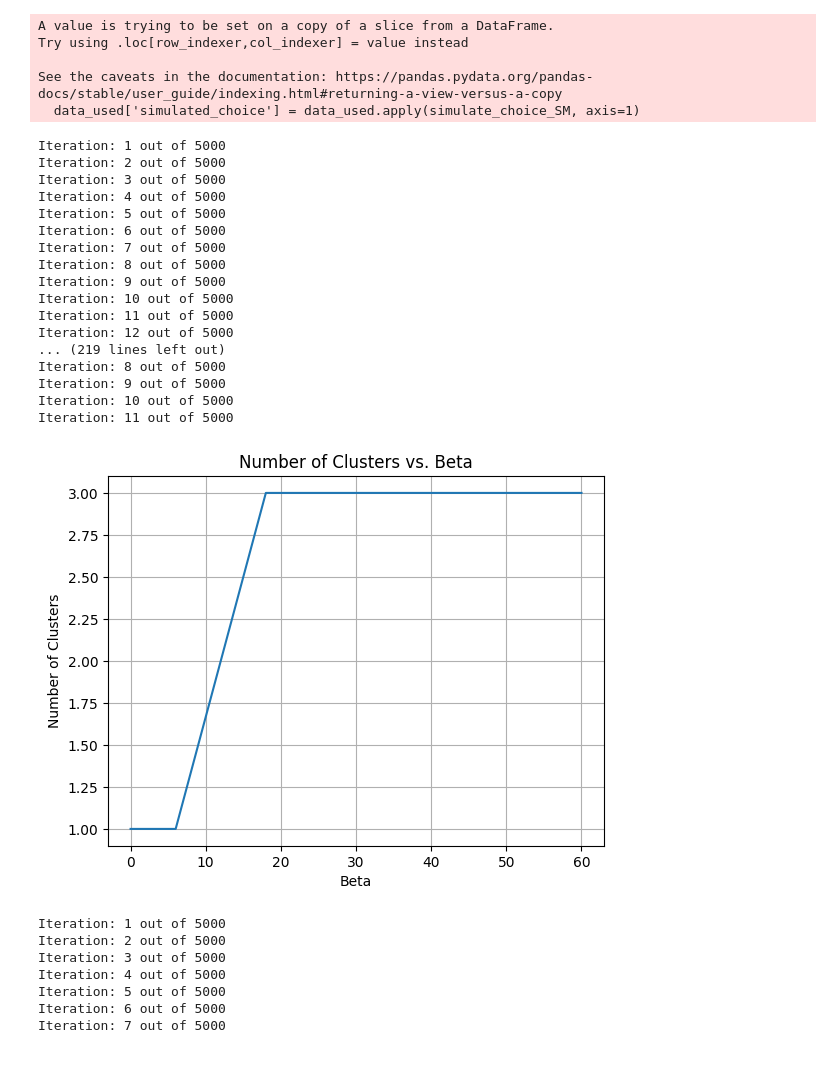
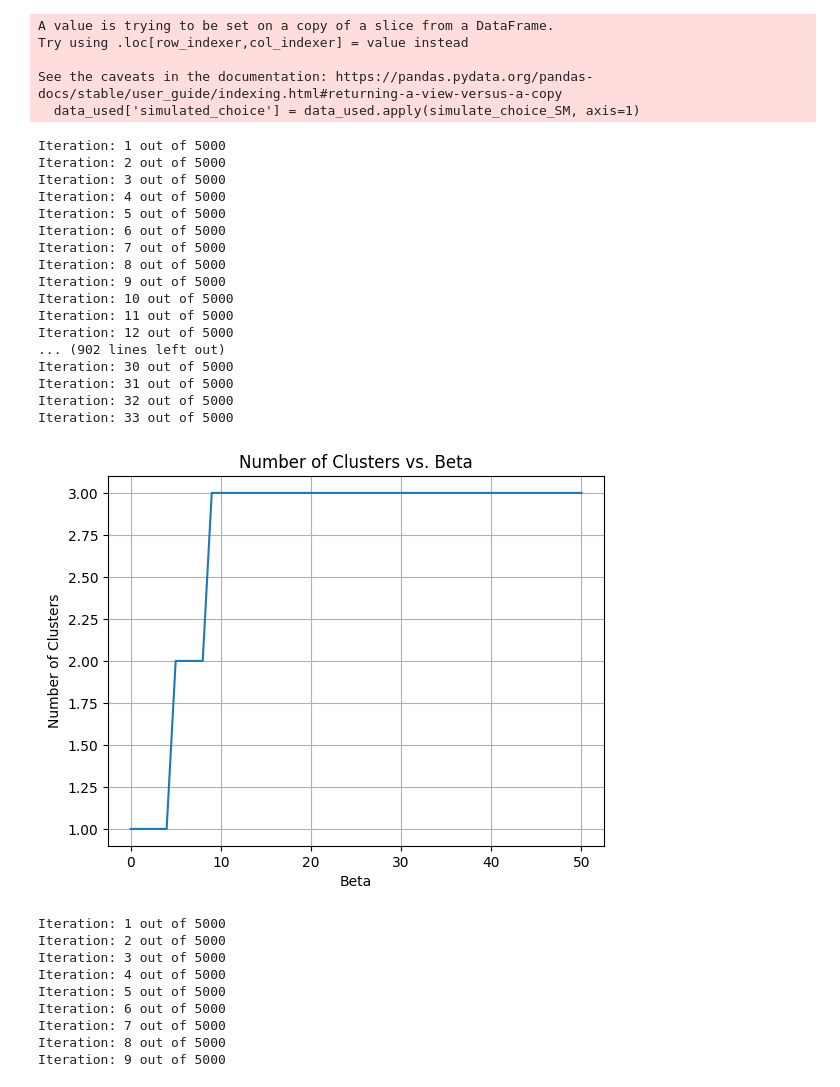
Before and after one commit to alex-monti/Master-Thesis, a Jupyter notebook: notebook-SM/week-9-NLM-SM-car-SM.ipynb, the cells around one changed output. Cells and saved outputs as stored; diff of their text form; code cells hidden in the pictures.

```diff
--- a/notebook-SM/week-9-NLM-SM.ipynb
+++ b/notebook-SM/week-9-NLM-SM-car-SM.ipynb
@@ -167,7 +167,7 @@ Try using .loc[row_indexer,col_indexer] = value instead
 See the caveats in the documentation: https://pandas.pydata.org/pandas-docs/stable/user_guide/indexing.html#returning-a-view-versus-a-copy
   data_used['simulated_choice'] = data_used.apply(simulate_choice_SM, axis=1)
 # %%
-betas = np.linspace(0, 60, 11)
+betas = np.linspace(0, 50, 51)
 # Initialize an empty list to store the number of clusters
 num_clusters_list = []
 
@@ -176,41 +176,41 @@ for beta in betas:
     # Run iterative_algorithm to obtain q_t_given_x
     q_t_given_x, _, _ = geom_DIB_on_alternatives(p_xy, max_iter=5000, beta=beta, threshold=1e-3)
 
     # Calculate the number of clusters
     column_sum = np.sum(q_t_given_x, axis=0)
     num_clusters = np.count_nonzero(column_sum)
 
     # Append the number of clusters to the list
     num_clusters_list.append(num_clusters)
 
 # Plot the number of clusters against beta values
 plt.plot(betas, num_clusters_list)
 plt.xlabel('Beta')
 plt.ylabel('Number of Clusters')
 plt.title('Number of Clusters vs. Beta')
 plt.grid(True)
 plt.show()
 # %% [output]
 Iteration: 1 out of 5000
 Iteration: 2 out of 5000
 Iteration: 3 out of 5000
 Iteration: 4 out of 5000
 Iteration: 5 out of 5000
 Iteration: 6 out of 5000
 Iteration: 7 out of 5000
 Iteration: 8 out of 5000
 Iteration: 9 out of 5000
 Iteration: 10 out of 5000
 Iteration: 11 out of 5000
 Iteration: 12 out of 5000
-... (219 lines left out)
-Iteration: 8 out of 5000
-Iteration: 9 out of 5000
-Iteration: 10 out of 5000
-Iteration: 11 out of 5000
+... (902 lines left out)
+Iteration: 30 out of 5000
+Iteration: 31 out of 5000
+Iteration: 32 out of 5000
+Iteration: 33 out of 5000
-[figure, old version]
+[figure, new version]
 # %%
-q_t_given_x, q_t, q_y_given_t = geom_DIB_on_alternatives(p_xy, beta=20, max_iter=5000, threshold=1e-4)
+q_t_given_x, q_t, q_y_given_t = geom_DIB_on_alternatives(p_xy, beta=8, max_iter=5000, threshold=1e-4)
 # %% [output]
 Iteration: 1 out of 5000
 Iteration: 2 out of 5000
@@ -219,6 +219,8 @@ Iteration: 4 out of 5000
 Iteration: 5 out of 5000
 Iteration: 6 out of 5000
 Iteration: 7 out of 5000
+Iteration: 8 out of 5000
+Iteration: 9 out of 5000
 # %%
 import re
 
```
Also changed, not shown: parts of 3 cells of this notebook, 8 other files.
